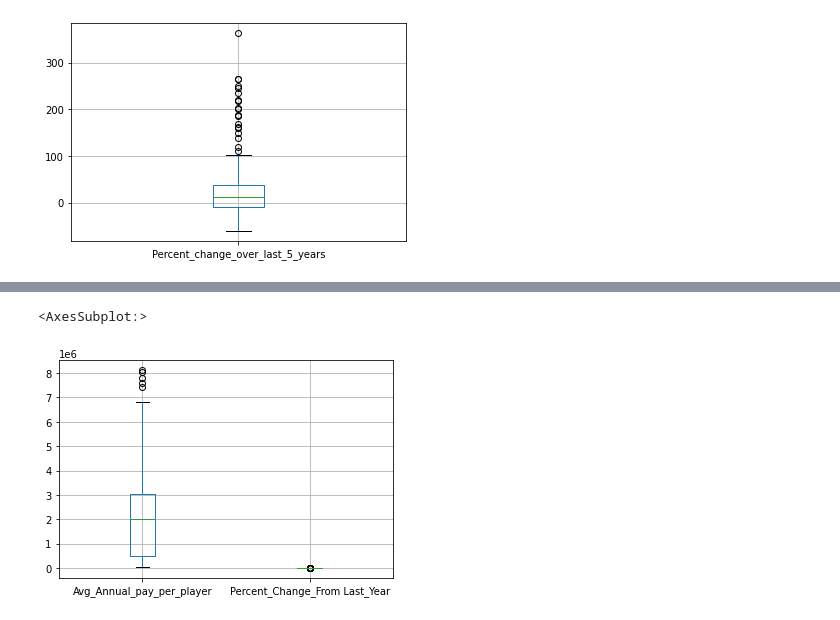
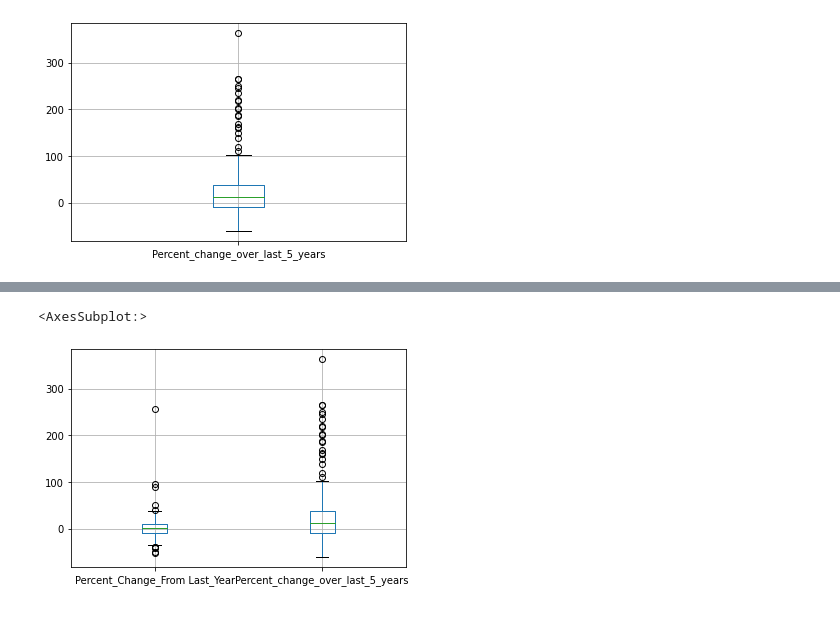
Before and after one commit to arjun-verma/Major_Project, a Jupyter notebook: analysis/univariate.ipynb, the cells around one changed output, grey strips where cells are left out. Drawn from its saved outputs; the diff is of its cells as text; code cells hidden in the pictures.

```diff
--- a/analysis/univariate.ipynb
+++ b/analysis/univariate.ipynb
@@ -228,6 +228,8 @@ fig = px.bar(dft2, x=dft2.index, y='Percent_change_over_last_5_years',
 fig.show()
 # %% [output]
 <Figure size 720x360 with 0 Axes>
+# %%
+plt.rcParams["axes.formatter.limits"] = (-5, 12)
 # %%
 dft.boxplot(column=['Avg_Annual_pay_per_player'])
 # %% [output]
@@ -256,5 +268,5 @@ dft.boxplot(column=['Percent_change_over_last_5_years'])
 # %%
-dft.boxplot(column=['Avg_Annual_pay_per_player','Percent_Change_From Last_Year'])
+dft.boxplot(column=['Percent_Change_From Last_Year','Percent_change_over_last_5_years'])
 # %% [output]
 <AxesSubplot:>
-[figure, old version]
+[figure, new version]
```
Also changed, not shown: parts of 13 cells of this notebook, 2 other files.
